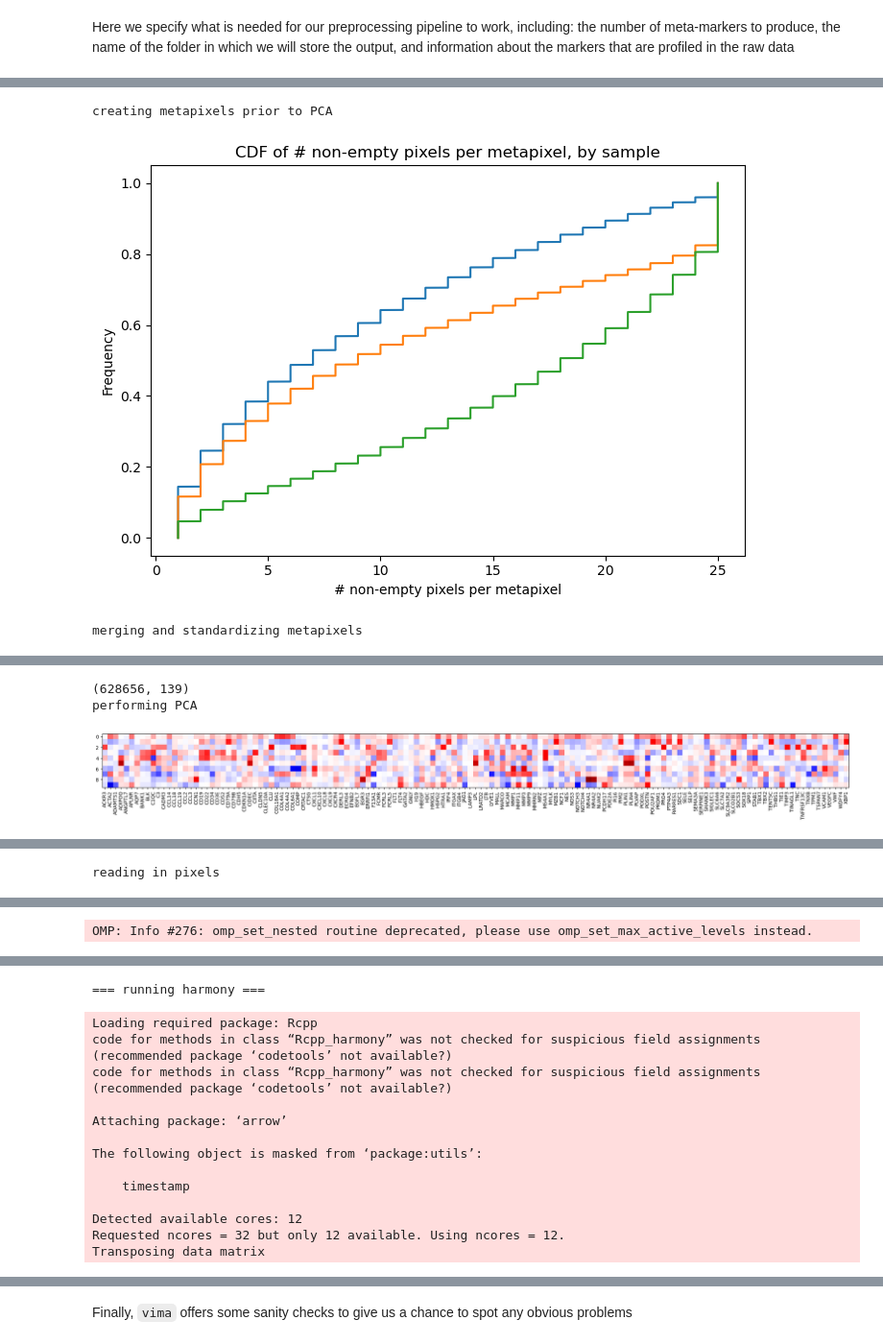
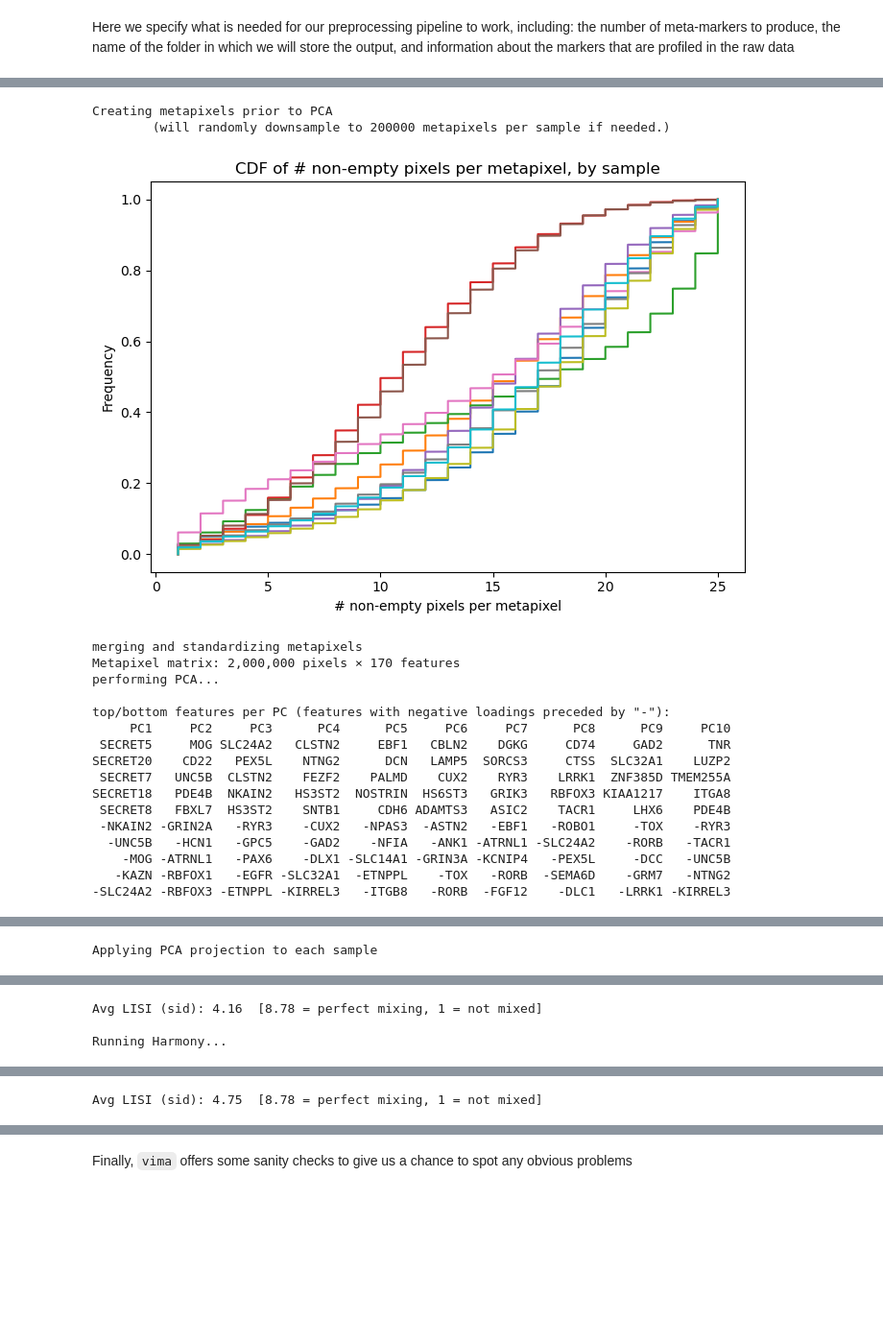
Before and after one commit to yakirr/vima, a Jupyter notebook: demo/demo_ST.ipynb, the cells around one changed output, grey strips where cells are left out. Shown at 96% size. Saved outputs shown, nothing was run; the diff lists cells and outputs as text; code cells hidden in the pictures; blank space fills up the shorter version.

```diff
--- a/demo/demo_ST.ipynb
+++ b/demo/demo_ST.ipynb
@@ -29,16 +25,13 @@ The `vima` workflow has three major parts: 1) preprocessing, whereby the marker
 # %% [markdown]
 Here we specify what is needed for our preprocessing pipeline to work, including: the number of meta-markers to produce, the name of the folder in which we will store the output, and information about the markers that are profiled in the raw data
 # %%
-# Specify how to read transcripts into a dataframe
+# raw data loader
 def load(path):
-    sid = path.split('/')[-1].split('.')[0] # replace this with code to determine the sample ID of each sample from its filepath
-    data = pd.read_parquet(path) # replace this with code to load your transcript list from its filepath
+    sid = os.path.basename(path).replace('.csv', '')
+    data = pd.read_csv(path, dtype={9: str}) # make sure the 9th column (gene ID) which is -1 for blank probes, is read as a str
     return sid, data
 
-# Specify sample filepaths
-samplenames = glob.glob('../../../ST/AMPRA/data/transcripts/*')
-
-# Specify output directory
-outdir = f'ALZ'
-
-vima.pp.st.prepare_xenium5k(load, samplenames, 'x_location', 'y_location', 'feature_name', 100, pixel_size=10, outdir=outdir, plot=True)
+resolution = 10 #microns per pixel
+nmetamarkers = 10 # desired number of meta-markers
+filepaths = glob.glob(f'data/ST/raw/*.csv')
+outdir = f'data/ST/{resolution}u'
@@ -85,12 +48,28 @@ Processing 4078379903-04-02
 # %%
-nmetamarkers = 10 # desired number of meta-markers
-repname = f'pca_k={nmetamarkers}_harmony'
+# perform qc and convert markers to meta-markers
+repname = f'{nmetamarkers}metamarkers'
 allpixels_pca = vima.pp.pca_pixels(outdir, repname, nmetamarkers=nmetamarkers)
 
 # harmonize the meta-markers and write the results
-harmpixels = vima.pp.harmonize(allpixels_pca, '/Users/yakir/miniconda3/envs/Renv/bin/Rscript')
+harmpixels = vima.pp.harmonize(allpixels_pca)
 vima.pp.write_harmonized(outdir, repname, harmpixels)
 # %% [output]
-creating metapixels prior to PCA
+Creating metapixels prior to PCA
+        (will randomly downsample to 200000 metapixels per sample if needed.)
-[figure, old version]
+[figure, new version]
 merging and standardizing metapixels
+Metapixel matrix: 2,000,000 pixels × 170 features
+performing PCA...
+
+top/bottom features per PC (features with negative loadings preceded by "-"):
+     PC1     PC2     PC3      PC4      PC5     PC6     PC7      PC8      PC9     PC10
+ SECRET5     MOG SLC24A2   CLSTN2     EBF1   CBLN2    DGKG     CD74     GAD2      TNR
+SECRET20    CD22   PEX5L    NTNG2      DCN   LAMP5  SORCS3     CTSS  SLC32A1    LUZP2
+ SECRET7   UNC5B  CLSTN2    FEZF2    PALMD    CUX2    RYR3    LRRK1  ZNF385D TMEM255A
+SECRET18   PDE4B  NKAIN2   HS3ST2  NOSTRIN  HS6ST3   GRIK3   RBFOX3 KIAA1217    ITGA8
+ SECRET8   FBXL7  HS3ST2    SNTB1     CDH6 ADAMTS3   ASIC2    TACR1     LHX6    PDE4B
+ -NKAIN2 -GRIN2A   -RYR3    -CUX2   -NPAS3  -ASTN2   -EBF1   -ROBO1     -TOX    -RYR3
+  -UNC5B   -HCN1   -GPC5    -GAD2    -NFIA   -ANK1 -ATRNL1 -SLC24A2    -RORB   -TACR1
+    -MOG -ATRNL1   -PAX6    -DLX1 -SLC14A1 -GRIN3A -KCNIP4   -PEX5L     -DCC   -UNC5B
+   -KAZN -RBFOX1   -EGFR -SLC32A1  -ETNPPL    -TOX   -RORB  -SEMA6D    -GRM7   -NTNG2
+-SLC24A2 -RBFOX3 -ETNPPL -KIRREL3   -ITGB8   -RORB  -FGF12    -DLC1   -LRRK1 -KIRREL3
@@ -97,3 +77 @@ merging and standardizing metapixels
-(628656, 139)
-performing PCA
+Applying PCA projection to each sample
-[figure, old version]
@@ -100 +79,3 @@ performing PCA
-reading in pixels
+Avg LISI (sid): 4.16  [8.78 = perfect mixing, 1 = not mixed]
+
+Running Harmony...
@@ -102 +100 @@ applying dimensionality reduction
-OMP: Info #276: omp_set_nested routine deprecated, please use omp_set_max_active_levels instead.
+Avg LISI (sid): 4.75  [8.78 = perfect mixing, 1 = not mixed]
@@ -104,14 +100,0 @@ OMP: Info #276: omp_set_nested routine deprecated, please use omp_set_max_active
-=== running harmony ===
-Loading required package: Rcpp
-code for methods in class “Rcpp_harmony” was not checked for suspicious field assignments (recommended package ‘codetools’ not available?)
-code for methods in class “Rcpp_harmony” was not checked for suspicious field assignments (recommended package ‘codetools’ not available?)
-
-Attaching package: ‘arrow’
-
-The following object is masked from ‘package:utils’:
-
-    timestamp
-
-Detected available cores: 12
-Requested ncores = 32 but only 12 available. Using ncores = 12.
-Transposing data matrix
```
Also changed, not shown: parts of 31 cells of this notebook, 5 other files.
